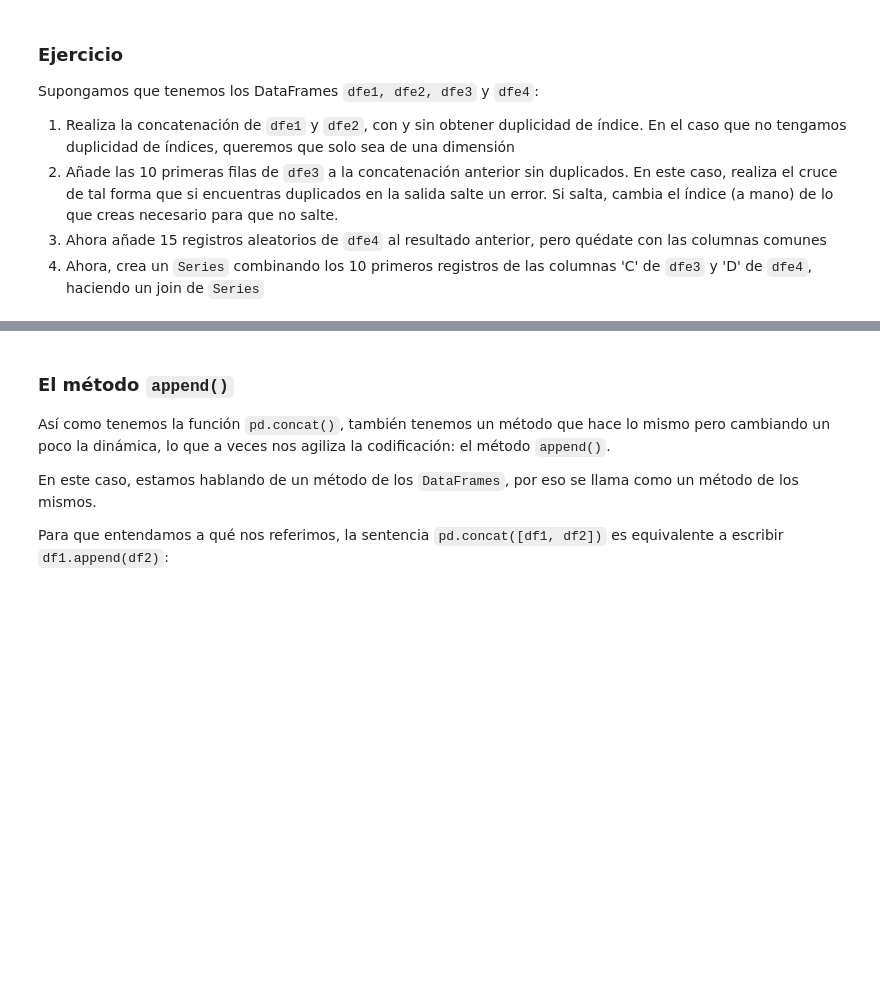
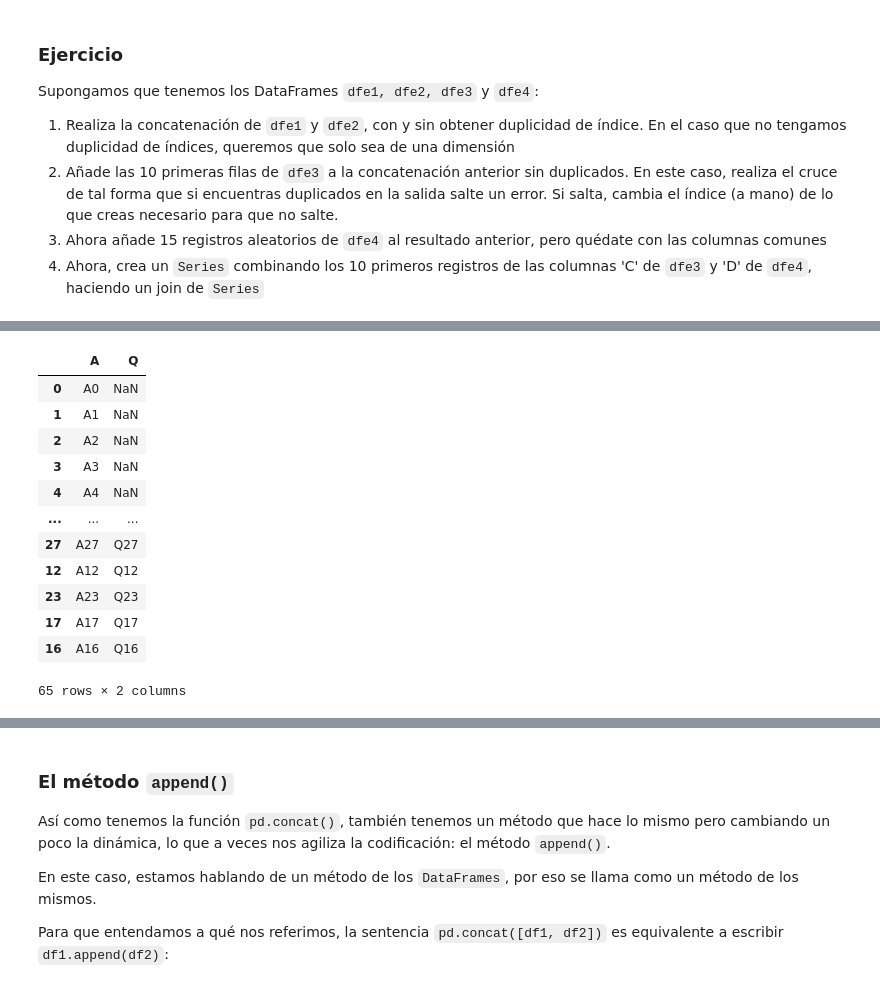
Before and after one commit to JuanDG5/DS-part-time-sep2020, a Jupyter notebook: semana_7/dia_2/CombinandoDatasets.ipynb, the cells around one changed output, grey strips where cells are left out. Cells and saved outputs as stored; diff of their text form; code cells hidden in the pictures; blank space fills up the shorter version.

```diff
--- a/semana_7/dia_2/CombinandoDatasets.ipynb
+++ b/semana_7/dia_2/CombinandoDatasets.ipynb
@@ -355,0 +464,18 @@ Ej. 4:
+# %%
+dfe4_values = np.random.choice(dfe4.index.values, size = 15, replace=False)
+concat3 = pd.concat([concat2, dfe4.loc[dfe4_values, :]], join='inner')
+concat3
+# %% [output]
+|  | A | Q |
+| 0 | A0 | NaN |
+| 1 | A1 | NaN |
+| 2 | A2 | NaN |
+| 3 | A3 | NaN |
+| 4 | A4 | NaN |
+| ... | ... | ... |
+| 27 | A27 | Q27 |
+| 12 | A12 | Q12 |
+| 23 | A23 | Q23 |
+| 17 | A17 | Q17 |
+| 16 | A16 | Q16 |
+65 rows × 2 columns
```
Also changed, not shown: parts of 9 cells of this notebook, 8 other files.
